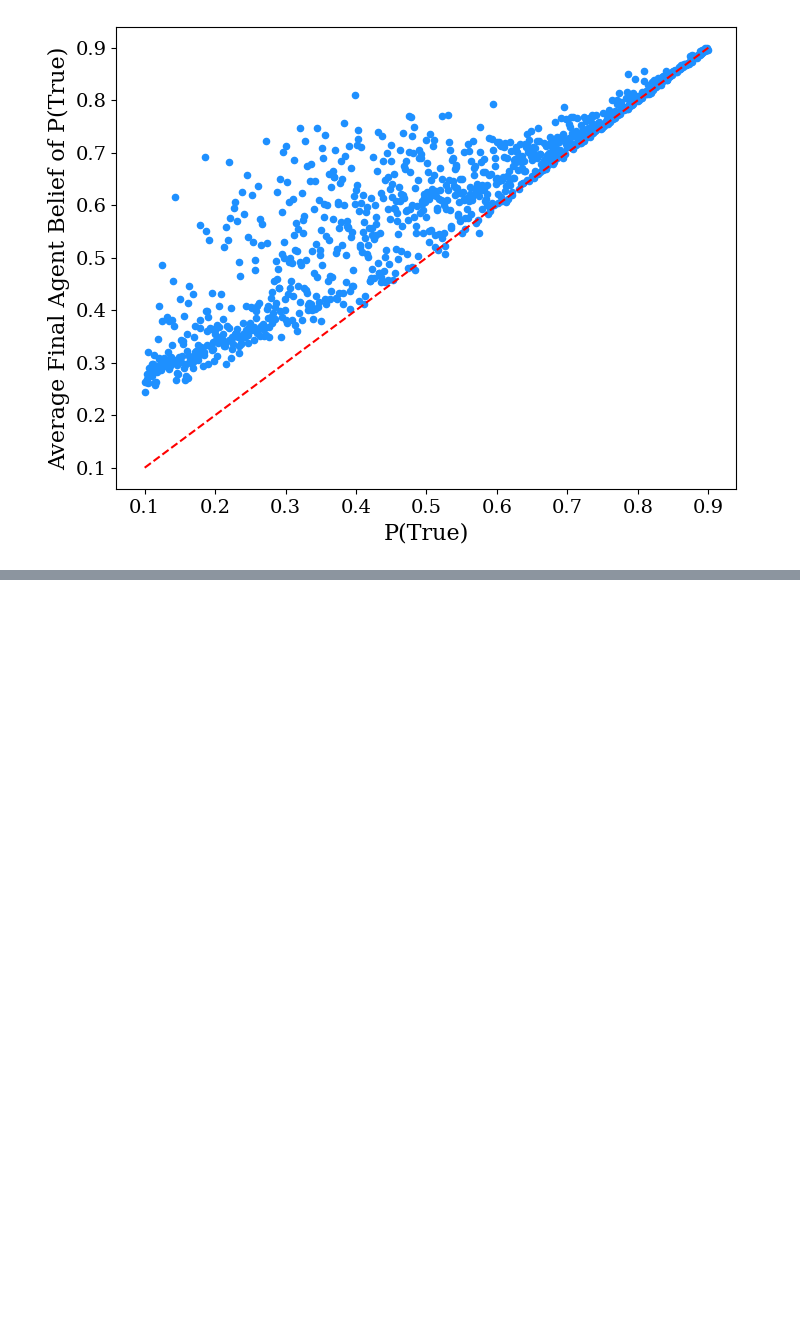
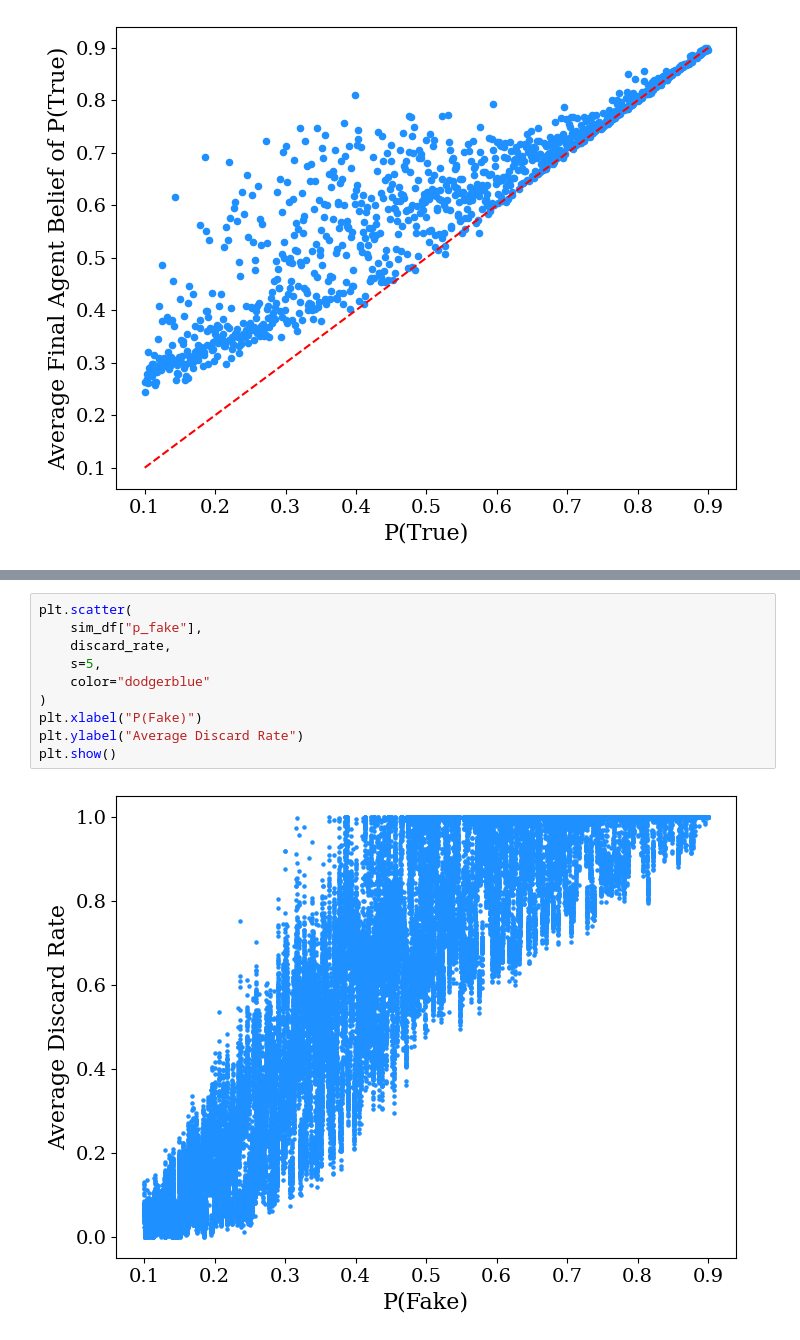
Before and after one commit to charlesaugdupont/deepfake-percolation, a Jupyter notebook: notebooks/EDA.ipynb, the cells around one changed output, grey strips where cells are left out. Cells and saved outputs as stored; diff of their text form; blank space fills up the shorter version.

```diff
--- a/notebooks/EDA.ipynb
+++ b/notebooks/EDA.ipynb
@@ -277,0 +288,12 @@ plt.show()
+# %%
+plt.scatter(
+    sim_df["p_fake"],
+    discard_rate,
+    s=5,
+    color="dodgerblue"
+)
+plt.xlabel("P(Fake)")
+plt.ylabel("Average Discard Rate")
+plt.show()
+# %% [output]
+[figure, added]
```
Also changed, not shown: parts of 12 cells of this notebook.
